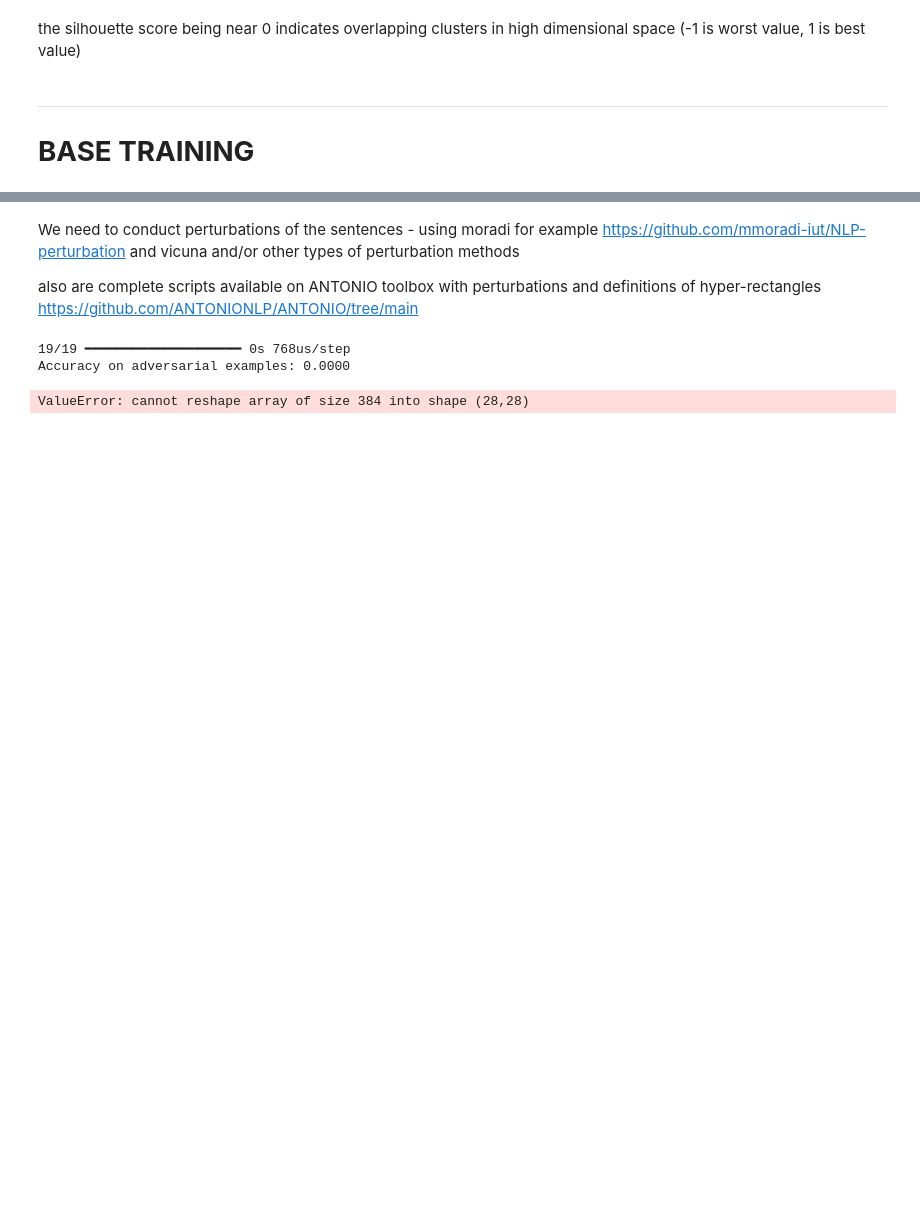
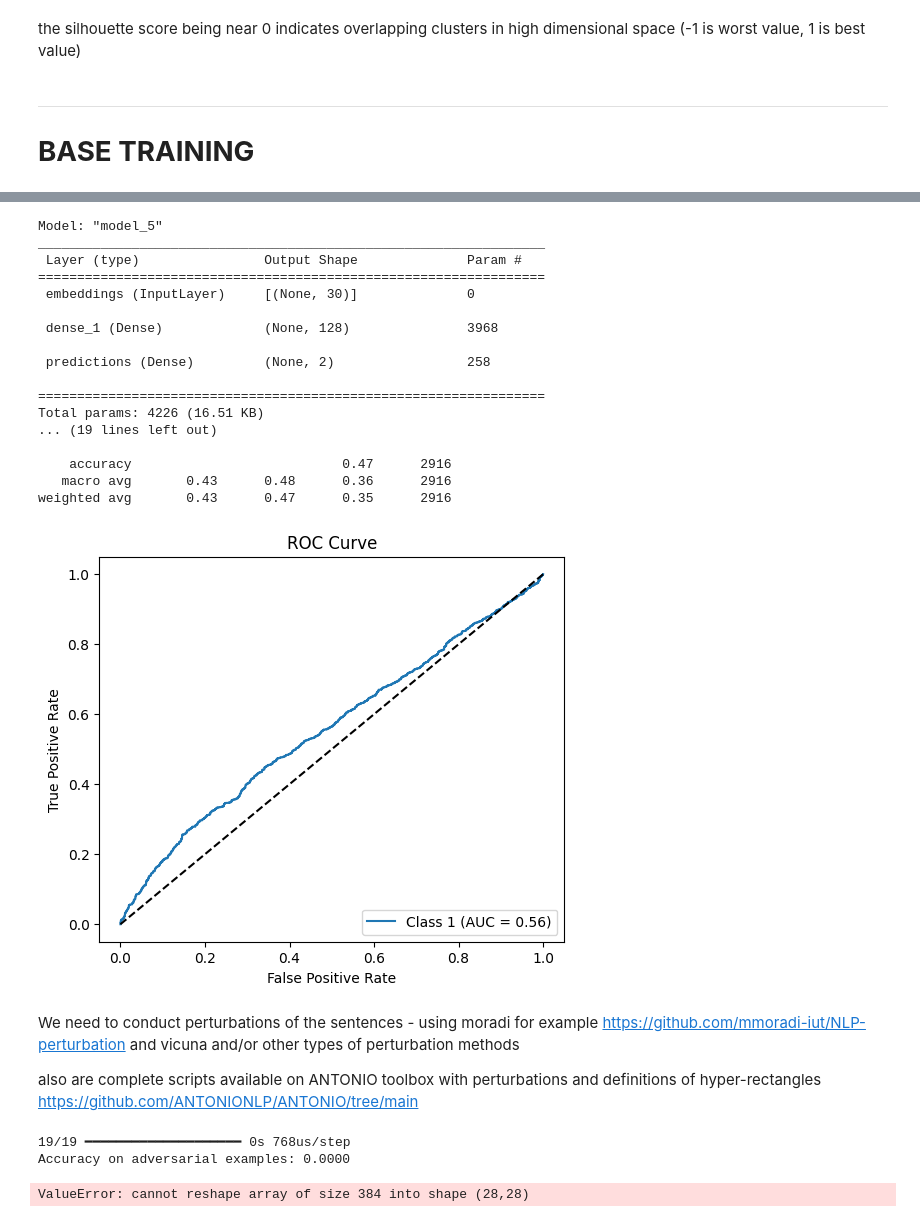
Before and after one commit to GFleurD/ANTONIO, a Jupyter notebook: notebooks/CV_medical.ipynb, the cells around one changed output, grey strips where cells are left out. Saved outputs shown, nothing was run; the diff lists cells and outputs as text; code cells hidden in the pictures; blank space fills up the shorter version.

```diff
--- a/notebooks/CV_medical.ipynb
+++ b/notebooks/CV_medical.ipynb
@@ -338,0 +286,19 @@ Epoch 6/6
+# %%
+##########################
+### Train a base model ###
+##########################
+
+#try to use ANTONIO fields here
+# Prepare the data for training, already did first line but run again to be careful
+X_train_pos, X_train_neg, X_test_pos, X_test_neg = load_pca(dataset_name, encoding_model_name, load_saved_pca, X_train_pos_embedded_o, X_train_neg_embedded_o, X_test_pos_embedded_o, X_test_neg_embedded_o, n_components, path=path)
+train_dataset, test_dataset = prepare_data_for_training(X_train_pos, X_train_neg, X_test_pos, X_test_neg, y_train_pos_o, y_train_neg_o, y_test_pos_o, y_test_neg_o, batch_size)
+
+# Train and save the base model
+model_path = f'{path}/{dataset_name}/models/tf/{encoding_model_name}'
+if not os.path.exists(model_path):
+    os.makedirs(model_path)
+n_samples = int(len(X_train_pos))
+
+model = get_model(n_components)
+model = train_base(model, train_dataset, test_dataset, epochs, seed=seed, from_logits=from_logits)
+model.save(f'{model_path}/base_{seed}')
@@ -418,3 +390,39 @@ weighted avg       0.99      0.99      0.99       584
+# %%
+#####################################################
+### Calculate precision, recall, F1 and ROC curve ###
+#####################################################
+#requires information from inside train_base function in ANTONIO pipeline so lets pull this out here, not batching?
+model_base = get_model(input_size)
+# optimizer = keras.optimizers.Adam()
+# loss_fn = keras.losses.SparseCategoricalCrossentropy(from_logits=from_logits)
+# accuracy_fn = tf.keras.metrics.SparseCategoricalAccuracy()
+# model_base.compile(optimizer=optimizer, loss=loss_fn, metrics=[accuracy_fn])
+# model_base.fit(train_dataset, epochs=epochs, validation_data=test_dataset,)
+
+print(model_base.input_shape)
+print(model_base.output_shape)
+print(X_total_after_PCA.shape)
+
+print_metrics(model_base, X_total_after_PCA, y_total, n_classes)
+# %% [output]
+Model: "model_5"
+_________________________________________________________________
+ Layer (type)                Output Shape              Param #
+=================================================================
+ embeddings (InputLayer)     [(None, 30)]              0
+
+ dense_1 (Dense)             (None, 128)               3968
+
+ predictions (Dense)         (None, 2)                 258
+
+=================================================================
+Total params: 4226 (16.51 KB)
+... (19 lines left out)
+
+    accuracy                           0.47      2916
+   macro avg       0.43      0.48      0.36      2916
+weighted avg       0.43      0.47      0.35      2916
+[figure, added]
 # %%
 ######################################
 ### Define the PGD attack function ###
```
Also changed, not shown: parts of 11 cells of this notebook, 13 other files.
